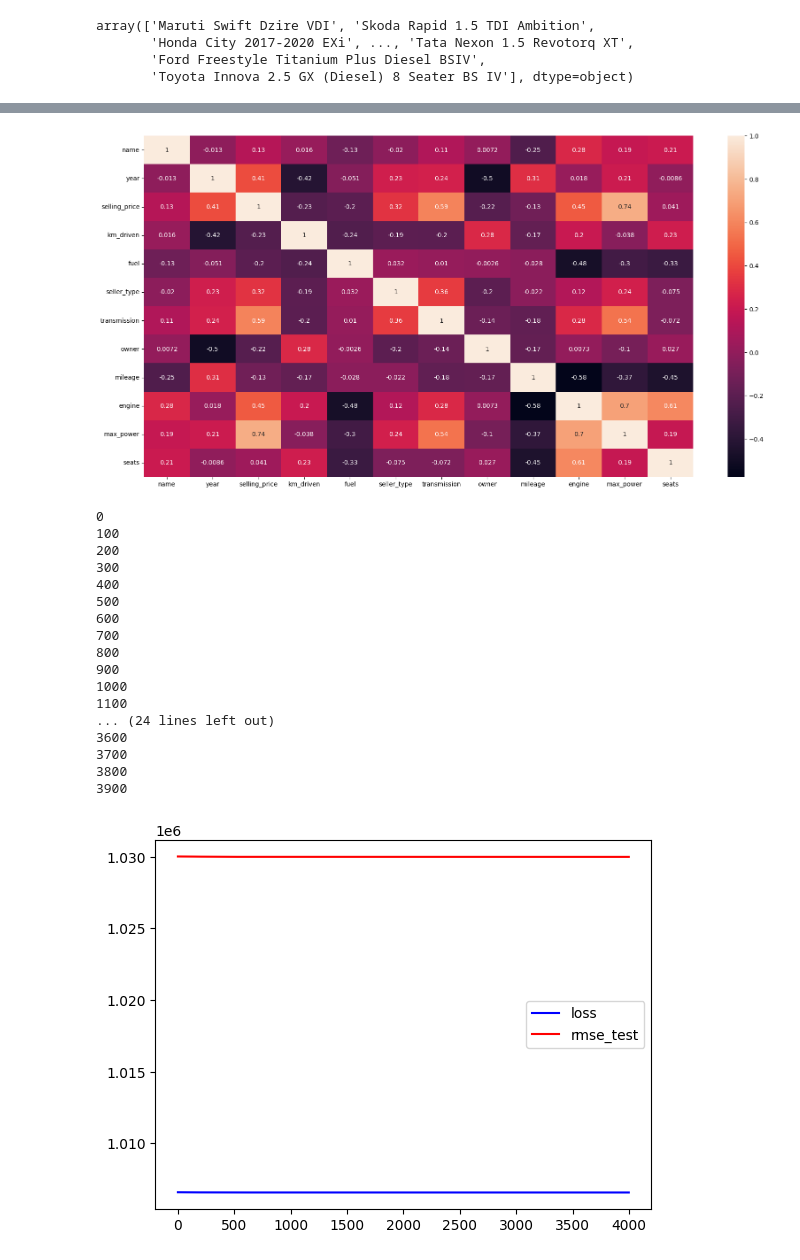
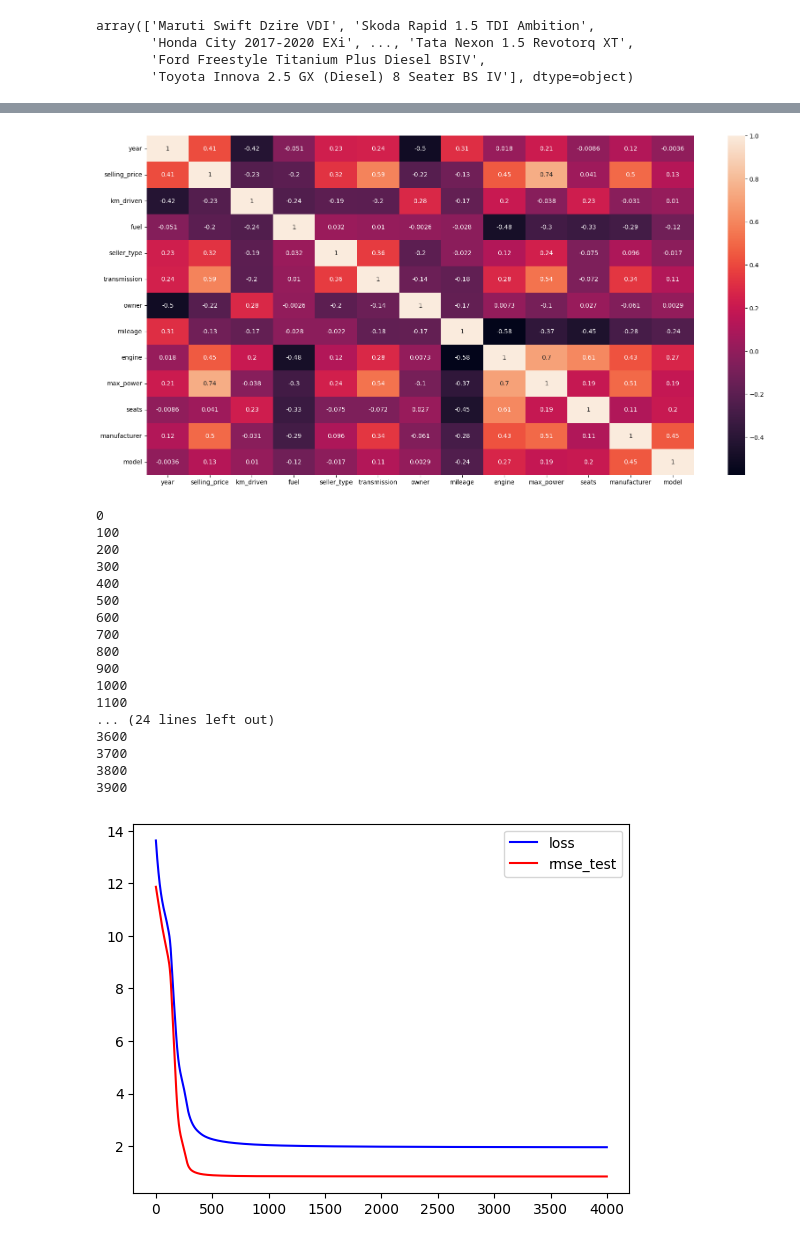
Before and after one commit to Koslowsky1337/Python_NeuralNetworks, a Jupyter notebook: CarPrice_NN/carprice.ipynb, the cells around one changed output, grey strips where cells are left out. Saved outputs shown, nothing was run; the diff lists cells and outputs as text; code cells hidden in the pictures.

```diff
--- a/CarPrice_NN/carprice.ipynb
+++ b/CarPrice_NN/carprice.ipynb
@@ -87,11 +87,13 @@ def convert_col_to_numerical(data, col):
 data = data.drop('torque', axis=1)
 
 # Edit every name in name column to be just 2 words
-data['name'] = data['name'].str.split(' ').str[:2].str.join(' ')
-data['name'] = data['name'].str.replace(' ', '_')
+data['manufacturer'] = data['name'].str.split(' ').str[0]
+data['model'] = data['name'].str.split(' ').str[1]
+data = data.drop('name', axis=1)
 
 # Convert categorical columns to numerical
-data = convert_col_to_numerical(data, 'name')
+data = convert_col_to_numerical(data, 'manufacturer')
+data = convert_col_to_numerical(data, 'model')
 data = convert_col_to_numerical(data, 'fuel')
 data = convert_col_to_numerical(data, 'seller_type')
 data = convert_col_to_numerical(data, 'transmission')
@@ -168,9 +172,9 @@ plt.figure(figsize=(20,10))
 sns.heatmap(corr_matrix, annot=True)
 plt.show()
 # %% [output]
-[figure, old version]
+[figure, new version]
 # %%
-y=data["selling_price"]
+y=np.log(data["selling_price"])
 X=data.drop("selling_price",axis=1)
 
 scaler=StandardScaler()
@@ -225,7 +229,7 @@ epochs=4000
 losses=[]
 rmse_test=[]
 
-w1 = torch.normal(std=1, mean=0, size=(11, 15), dtype=torch.float32, requires_grad=True)
+w1 = torch.normal(std=1, mean=0, size=(12, 15), dtype=torch.float32, requires_grad=True)
 w2 = torch.normal(std=1, mean=0, size=(15, 1), dtype=torch.float32, requires_grad=True)
 
 def forward(x, w1, w2, b1):
@@ -260,34 +264,34 @@ for i in range(epochs):
             w1.grad.zero_()
             w2.grad.zero_()
             b1.grad.zero_()
     losses.append(sum(losses_in_epoch)/len(losses_in_epoch))
     y_test_hat=forward(x_test_tensor, w1, w2, b1)
     y_test_rmse=root_mean_squared_error(y_test_hat, y_test_tensor)
     rmse_test.append(y_test_rmse.item())
 
 plt.plot(range(epochs),losses, color="blue")
 plt.plot(range(epochs),rmse_test, color="red")
 plt.legend(["loss", "rmse_test"])
 plt.show()
 # %% [output]
 0
 100
 200
 300
 400
 500
 600
 700
 800
 900
 1000
 1100
 ... (24 lines left out)
 3600
 3700
 3800
 3900
-[figure, old version]
+[figure, new version]
 # %%
 # print the lowest rmse and loss
 print(min(rmse_test))
```
Also changed, not shown: parts of 4 cells of this notebook.
